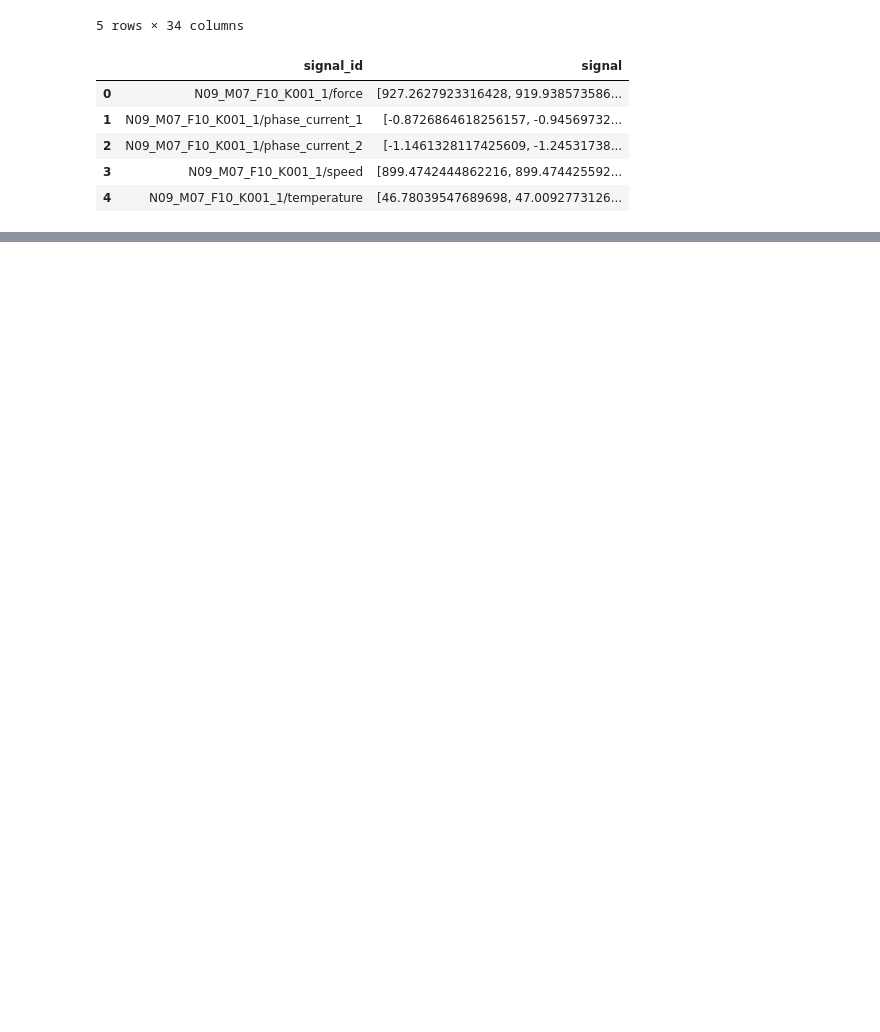
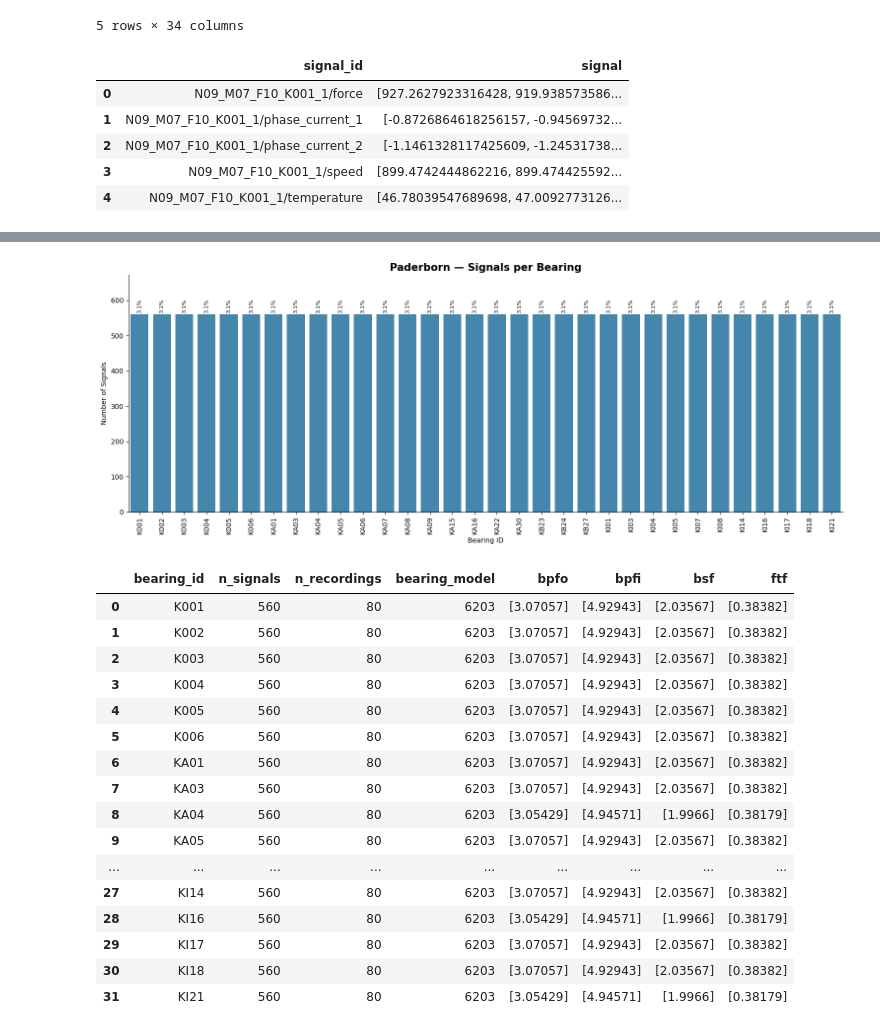
Before and after one commit to Snappy-Aditya123/LLMs_RAG_Bearings, a Jupyter notebook: scr/EDA.ipynb, the cells around one changed output, grey strips where cells are left out. Saved outputs shown, nothing was run; the diff lists cells and outputs as text; code cells hidden in the pictures; blank space fills up the shorter version.

```diff
--- a/scr/EDA.ipynb
+++ b/scr/EDA.ipynb
@@ -81,0 +183,74 @@ paderborn_signals_df.head()
+# %%
+
+df = paderborn_metadata_df
+
+bearing_counts = df["bearing_id"].fillna("Unknown").value_counts()
+percentages = bearing_counts / bearing_counts.sum() * 100
+
+fig, ax = plt.subplots(
+    figsize=(max(12, len(bearing_counts) * 0.48), 6)
+)
+
+sns.barplot(
+    x=bearing_counts.index,
+    y=bearing_counts.values,
+    color="#348ABD",
+    ax=ax
+)
+
+ax.set_title("Paderborn — Signals per Bearing", fontsize=15, weight="bold")
+ax.set_xlabel("Bearing ID")
+ax.set_ylabel("Number of Signals")
+ax.tick_params(axis="x", rotation=90)
+
+for i, (count, pct) in enumerate(zip(bearing_counts, percentages)):
+    ax.text(
+        i, count + bearing_counts.max() * 0.01,
+        f"{pct:.1f}%",
+        ha="center",
+        fontsize=8,
+        rotation=90
+    )
+
+ax.set_ylim(0, bearing_counts.max() * 1.2)
+sns.despine()
+plt.tight_layout()
+plt.show()
+
+# One row per unique bearing/frequency combination
+bearing_info = (
+    df.groupby("bearing_id", dropna=False)
+    .agg(
+        n_signals=("signal_id", "count"),
+        n_recordings=("recording_id", "nunique"),
+        bearing_model=("bearing_model", lambda x: ", ".join(
+            sorted(x.dropna().astype(str).unique())
+        )),
+        bpfo=("bpfo", lambda x: sorted(x.dropna().unique().tolist())),
+        bpfi=("bpfi", lambda x: sorted(x.dropna().unique().tolist())),
+        bsf=("bsf", lambda x: sorted(x.dropna().unique().tolist())),
+        ftf=("ftf", lambda x: sorted(x.dropna().unique().tolist()))
+    )
+    .reset_index()
+)
+
+display(bearing_info)
+# %% [output]
+[figure, added]
+|  | bearing_id | n_signals | n_recordings | bearing_model | bpfo | bpfi | bsf | ftf |
+| 0 | K001 | 560 | 80 | 6203 | [3.07057] | [4.92943] | [2.03567] | [0.38382] |
+| 1 | K002 | 560 | 80 | 6203 | [3.07057] | [4.92943] | [2.03567] | [0.38382] |
+| 2 | K003 | 560 | 80 | 6203 | [3.07057] | [4.92943] | [2.03567] | [0.38382] |
+| 3 | K004 | 560 | 80 | 6203 | [3.07057] | [4.92943] | [2.03567] | [0.38382] |
+| 4 | K005 | 560 | 80 | 6203 | [3.07057] | [4.92943] | [2.03567] | [0.38382] |
+| 5 | K006 | 560 | 80 | 6203 | [3.07057] | [4.92943] | [2.03567] | [0.38382] |
+| 6 | KA01 | 560 | 80 | 6203 | [3.07057] | [4.92943] | [2.03567] | [0.38382] |
+| 7 | KA03 | 560 | 80 | 6203 | [3.07057] | [4.92943] | [2.03567] | [0.38382] |
+| 8 | KA04 | 560 | 80 | 6203 | [3.05429] | [4.94571] | [1.9966] | [0.38179] |
+| 9 | KA05 | 560 | 80 | 6203 | [3.07057] | [4.92943] | [2.03567] | [0.38382] |
+| ... | ... | ... | ... | ... | ... | ... | ... | ... |
+| 27 | KI14 | 560 | 80 | 6203 | [3.07057] | [4.92943] | [2.03567] | [0.38382] |
+| 28 | KI16 | 560 | 80 | 6203 | [3.05429] | [4.94571] | [1.9966] | [0.38179] |
+| 29 | KI17 | 560 | 80 | 6203 | [3.07057] | [4.92943] | [2.03567] | [0.38382] |
+| 30 | KI18 | 560 | 80 | 6203 | [3.07057] | [4.92943] | [2.03567] | [0.38382] |
+| 31 | KI21 | 560 | 80 | 6203 | [3.05429] | [4.94571] | [1.9966] | [0.38179] |
```
Also changed, not shown: parts of 19 cells of this notebook.
